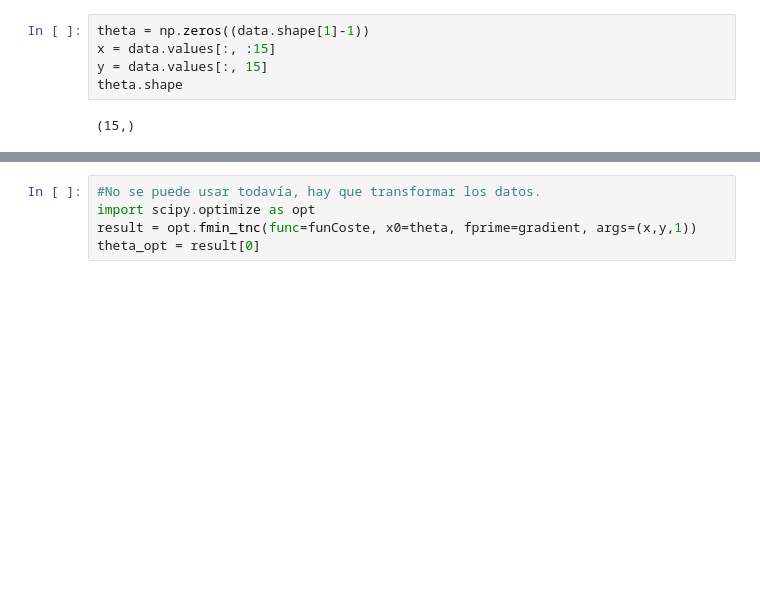
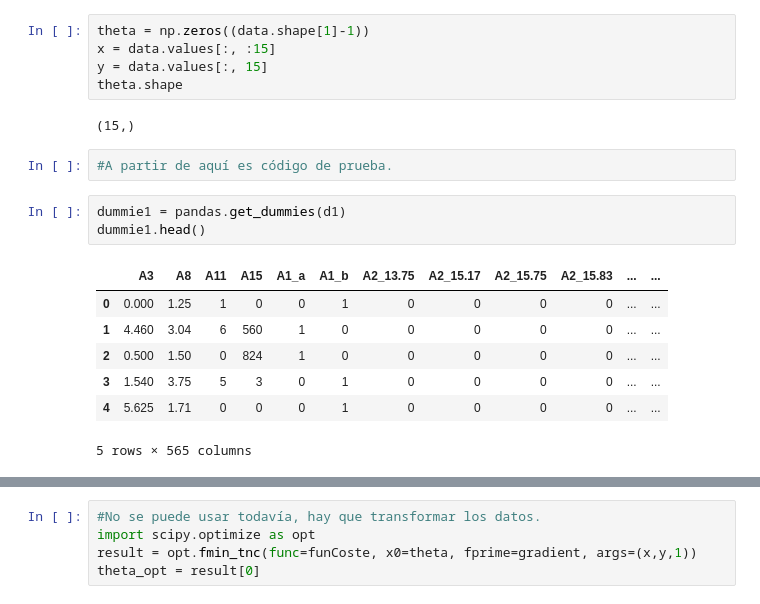
Before and after one commit to arturobp3/Machine_Learning, a Jupyter notebook: Proyecto/Proyecto.ipynb, the cells around one changed output, grey strips where cells are left out. Saved outputs shown, nothing was run; the diff lists cells and outputs as text; blank space fills up the shorter version.

```diff
--- a/Proyecto/Proyecto.ipynb
+++ b/Proyecto/Proyecto.ipynb
@@ -53,3 +137,16 @@ y = data.values[:, 15]
 theta.shape
 # %% [output]
 (15,)
+# %%
+#A partir de aquí es código de prueba.
+# %%
+dummie1 = pandas.get_dummies(d1)
+dummie1.head()
+# %% [output]
+|  | A3 | A8 | A11 | A15 | A1_a | A1_b | A2_13.75 | A2_15.17 | A2_15.75 | A2_15.83 | ... | ... |
+| 0 | 0.000 | 1.25 | 1 | 0 | 0 | 1 | 0 | 0 | 0 | 0 | ... | ... |
+| 1 | 4.460 | 3.04 | 6 | 560 | 1 | 0 | 0 | 0 | 0 | 0 | ... | ... |
+| 2 | 0.500 | 1.50 | 0 | 824 | 1 | 0 | 0 | 0 | 0 | 0 | ... | ... |
+| 3 | 1.540 | 3.75 | 5 | 3 | 0 | 1 | 0 | 0 | 0 | 0 | ... | ... |
+| 4 | 5.625 | 1.71 | 0 | 0 | 0 | 1 | 0 | 0 | 0 | 0 | ... | ... |
+5 rows × 565 columns
```
Also changed, not shown: parts of 16 cells of this notebook.
